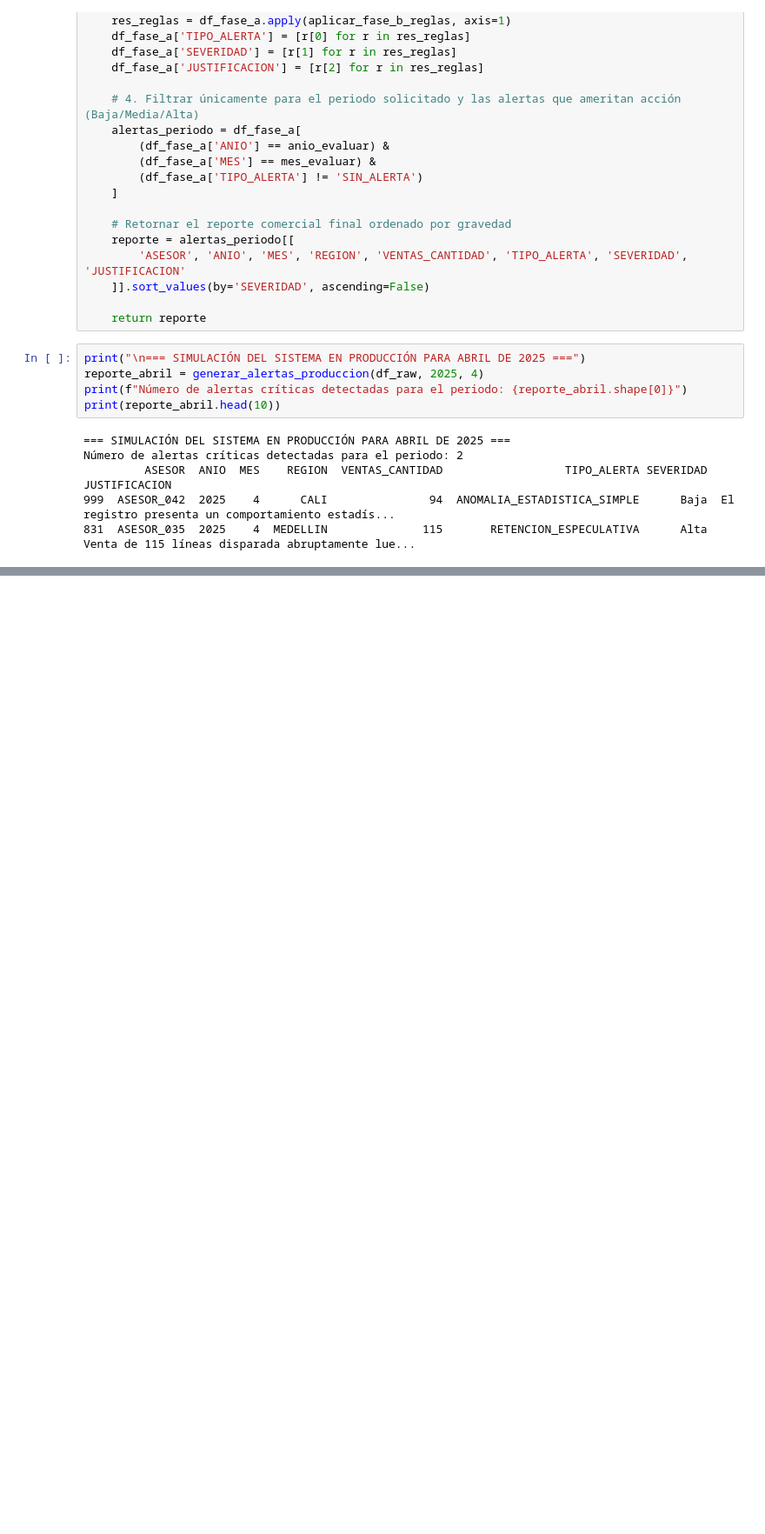
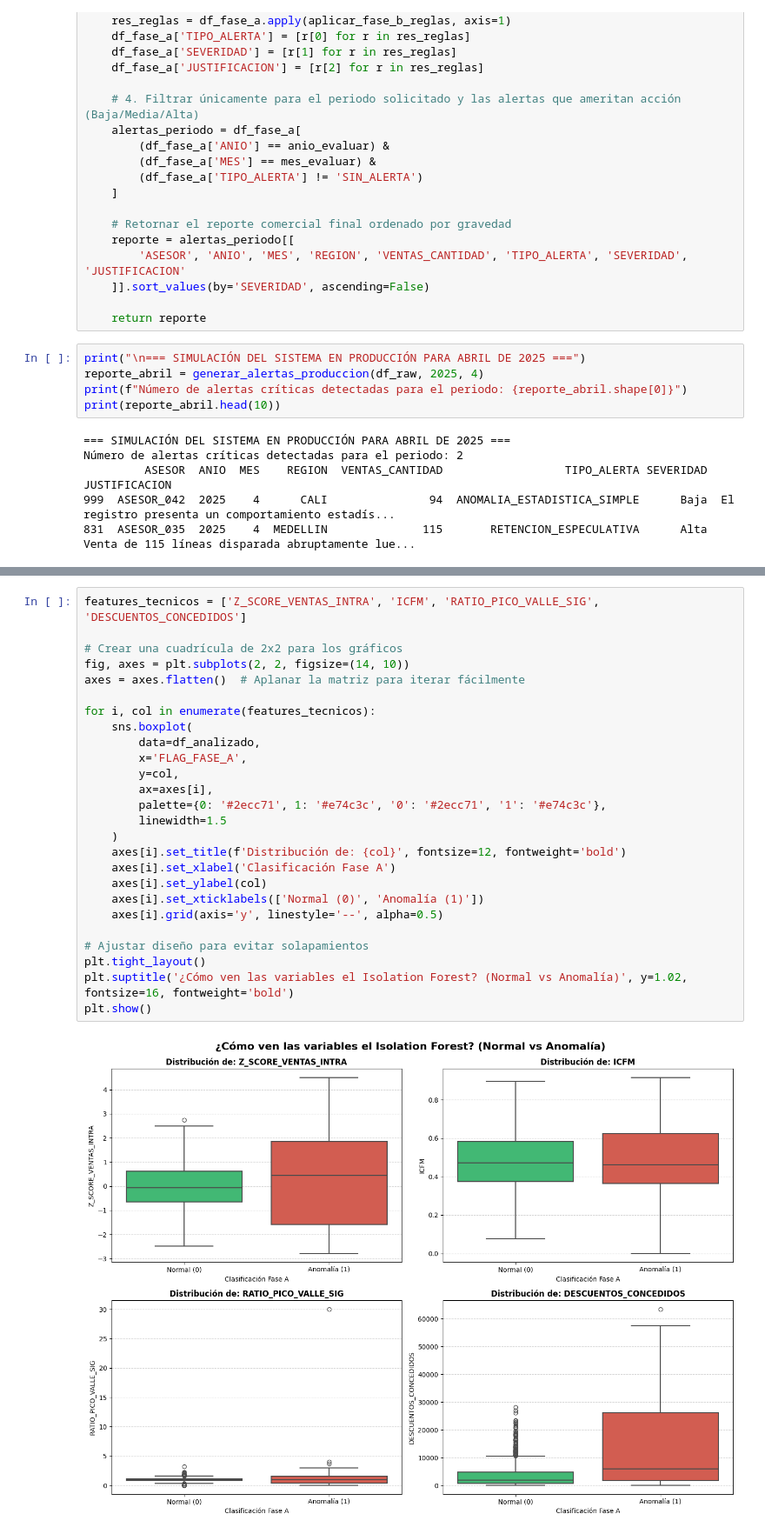
Before and after one commit to sergiomorapardo/StochasticAITechniquesClass, a Jupyter notebook: Notebooks/L13_iforest_heristics.ipynb, the cells around one changed output, grey strips where cells are left out. Shown at 87% size. Saved outputs shown, nothing was run; the diff lists cells and outputs as text; blank space fills up the shorter version.

```diff
--- a/Notebooks/L13_iforest_heristics.ipynb
+++ b/Notebooks/L13_iforest_heristics.ipynb
@@ -435,0 +510,28 @@ Número de alertas críticas detectadas para el periodo: 2
+# %%
+features_tecnicos = ['Z_SCORE_VENTAS_INTRA', 'ICFM', 'RATIO_PICO_VALLE_SIG', 'DESCUENTOS_CONCEDIDOS']
+
+# Crear una cuadrícula de 2x2 para los gráficos
+fig, axes = plt.subplots(2, 2, figsize=(14, 10))
+axes = axes.flatten()  # Aplanar la matriz para iterar fácilmente
+
+for i, col in enumerate(features_tecnicos):
+    sns.boxplot(
+        data=df_analizado,
+        x='FLAG_FASE_A',
+        y=col,
+        ax=axes[i],
+        palette={0: '#2ecc71', 1: '#e74c3c', '0': '#2ecc71', '1': '#e74c3c'},
+        linewidth=1.5
+    )
+    axes[i].set_title(f'Distribución de: {col}', fontsize=12, fontweight='bold')
+    axes[i].set_xlabel('Clasificación Fase A')
+    axes[i].set_ylabel(col)
+    axes[i].set_xticklabels(['Normal (0)', 'Anomalía (1)'])
+    axes[i].grid(axis='y', linestyle='--', alpha=0.5)
+
+# Ajustar diseño para evitar solapamientos
+plt.tight_layout()
+plt.suptitle('¿Cómo ven las variables el Isolation Forest? (Normal vs Anomalía)', y=1.02, fontsize=16, fontweight='bold')
+plt.show()
+# %% [output]
+[figure, added]
```
Also changed, not shown: parts of 9 cells of this notebook.
